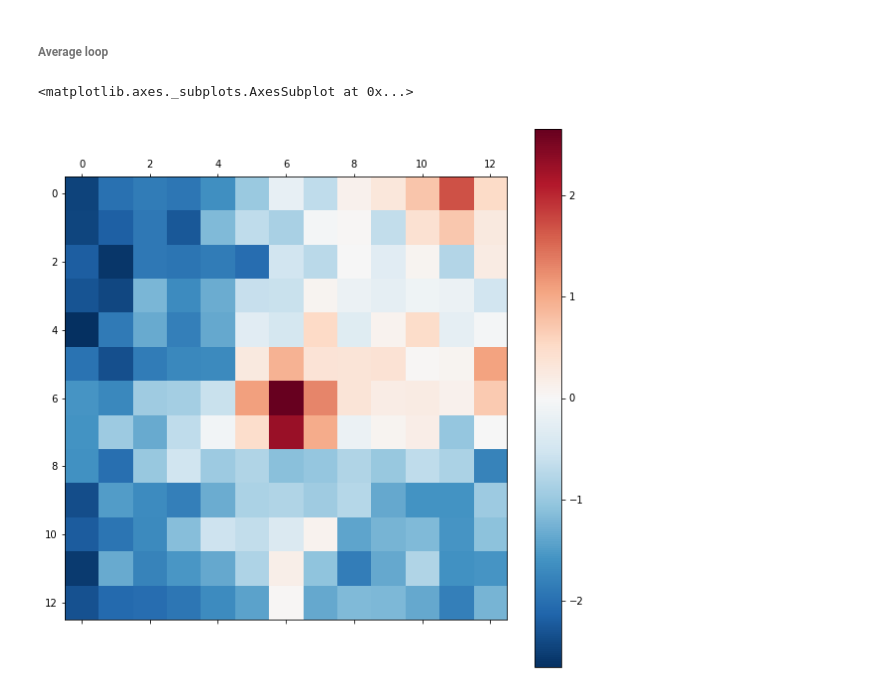
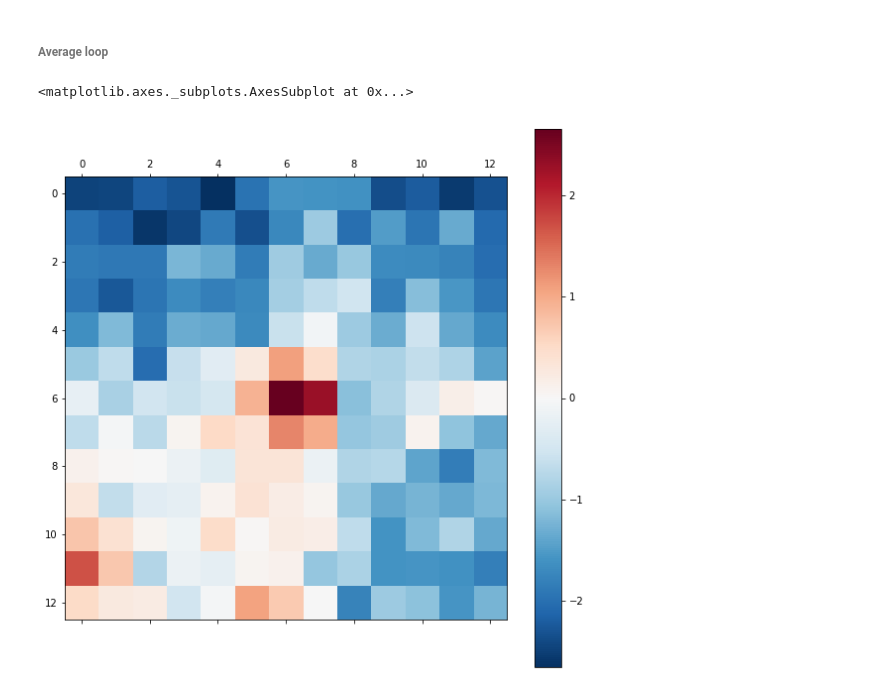
Before and after one commit to GoodBoy962/Dictyostelium-loops, a Jupyter notebook: rao/Loops visualisation and processing (Rao).ipynb, the cells around one changed output. Cells and saved outputs as stored; diff of their text form; code cells hidden in the pictures.

```diff
--- a/rao/Loops visualisation and processing (Rao).ipynb
+++ b/rao/Loops visualisation and processing (Rao).ipynb
@@ -96,12 +98,12 @@ def avg_loops(arr):
     loop = loops.iloc[0]
     loop_y_centroid = loop['centroid1']
     loop_x_centroid = loop['centroid2']
-    loop_sum = loops_utils.get_loop_with_window(arr, loop_y_centroid, loop_x_centroid)
+    loop_sum = loops_utils.get_loop_with_window(arr, loop_x_centroid, loop_y_centroid)
 
     for idx in range(1, loops.shape[0]):
         loop_y_centroid = loop['centroid1']
         loop_x_centroid = loop['centroid2']
-        loop_window = loops_utils.get_loop_with_window(arr, loop_y_centroid, loop_x_centroid)
+        loop_window = loops_utils.get_loop_with_window(arr, loop_x_centroid, loop_y_centroid)
         loop_sum = loop_sum + loop_window
 
     loop_avg = loop_sum / loops.shape[0]
@@ -145,7 +150,8 @@ loops_utils.plot_HiC(loops_utils.z_norm_zero_middle(loop_window), figsize=(10, 1
 ###### Average loop
 # %%
 loop_avg = avg_loops(arr)
-loops_utils.plot_HiC(loops_utils.z_norm_zero_middle(loop_avg), figsize=(10, 10))
+loops_utils.plot_HiC(loops_utils.z_norm_zero_middle(loop_avg), figsize=(10, 10),
+                    name='rao_raw_average_loop')
 # %% [output]
 <matplotlib.axes._subplots.AxesSubplot at 0x...>
-[figure, old version]
+[figure, new version]
```
Also changed, not shown: parts of 6 cells of this notebook, 7 other files.
